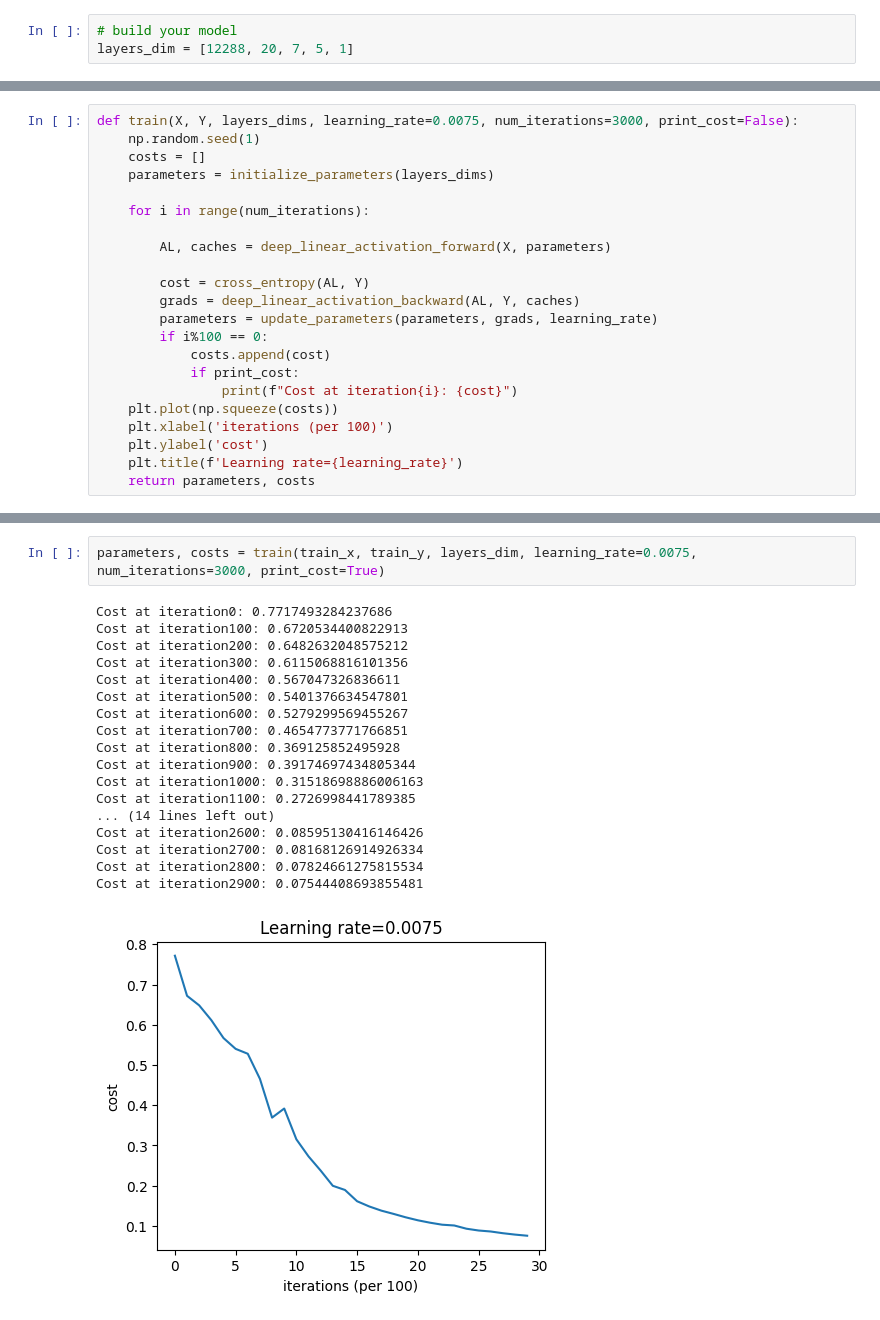
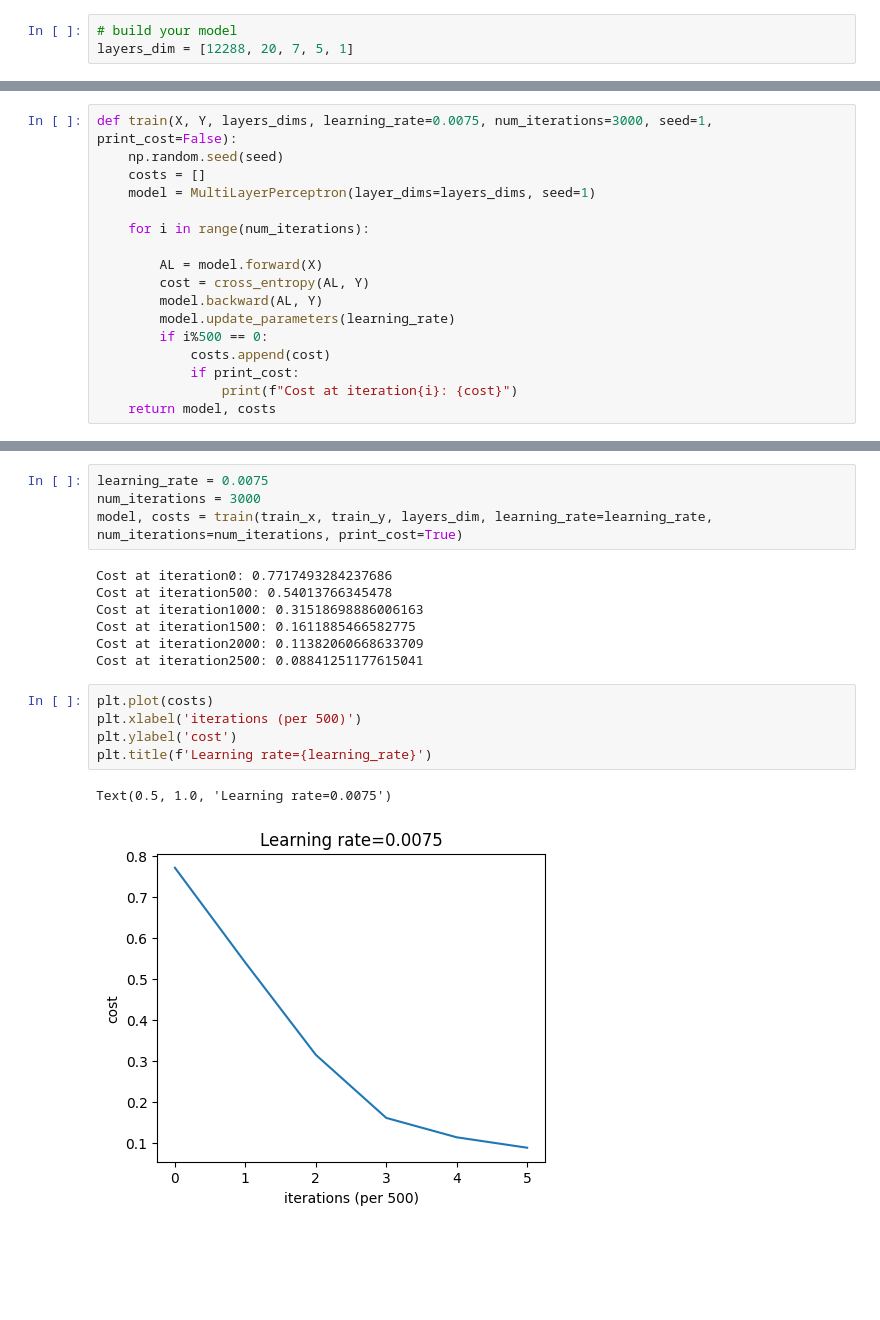
Before and after one commit to HJoonKwon/machine_learning_fundamentals, a Jupyter notebook: NeuralNetwork.ipynb, the cells around one changed output, grey strips where cells are left out. Saved outputs shown, nothing was run; the diff lists cells and outputs as text; blank space fills up the shorter version.

```diff
--- a/NeuralNetwork.ipynb
+++ b/NeuralNetwork.ipynb
@@ -102,22 +101,17 @@ def my_train(X, Y, layers_dims, learning_rate=0.0075, num_iterations=3000, print
 # %%
-def train(X, Y, layers_dims, learning_rate=0.0075, num_iterations=3000, print_cost=False):
-    np.random.seed(1)
+def train(X, Y, layers_dims, learning_rate=0.0075, num_iterations=3000, seed=1, print_cost=False):
+    np.random.seed(seed)
     costs = []
-    parameters = initialize_parameters(layers_dims)
+    model = MultiLayerPerceptron(layer_dims=layers_dims, seed=1)
 
     for i in range(num_iterations):
 
-        AL, caches = deep_linear_activation_forward(X, parameters)
-
+        AL = model.forward(X)
         cost = cross_entropy(AL, Y)
-        grads = deep_linear_activation_backward(AL, Y, caches)
-        parameters = update_parameters(parameters, grads, learning_rate)
-        if i%100 == 0:
+        model.backward(AL, Y)
+        model.update_parameters(learning_rate)
+        if i%500 == 0:
             costs.append(cost)
             if print_cost:
                 print(f"Cost at iteration{i}: {cost}")
-    plt.plot(np.squeeze(costs))
-    plt.xlabel('iterations (per 100)')
-    plt.ylabel('cost')
-    plt.title(f'Learning rate={learning_rate}')
-    return parameters, costs
+    return model, costs
@@ -145,21 +118,19 @@ parameters, costs = my_train(train_x, train_y, layers_dim, learning_rate=0.0075,
 # %%
-parameters, costs = train(train_x, train_y, layers_dim, learning_rate=0.0075, num_iterations=3000, print_cost=True)
+learning_rate = 0.0075
+num_iterations = 3000
+model, costs = train(train_x, train_y, layers_dim, learning_rate=learning_rate, num_iterations=num_iterations, print_cost=True)
 # %% [output]
 Cost at iteration0: 0.7717493284237686
-Cost at iteration100: 0.6720534400822913
-Cost at iteration200: 0.6482632048575212
-Cost at iteration300: 0.6115068816101356
-Cost at iteration400: 0.567047326836611
-Cost at iteration500: 0.5401376634547801
-Cost at iteration600: 0.5279299569455267
-Cost at iteration700: 0.4654773771766851
-Cost at iteration800: 0.369125852495928
-Cost at iteration900: 0.39174697434805344
+Cost at iteration500: 0.54013766345478
 Cost at iteration1000: 0.31518698886006163
-Cost at iteration1100: 0.2726998441789385
-... (14 lines left out)
-Cost at iteration2600: 0.08595130416146426
-Cost at iteration2700: 0.08168126914926334
-Cost at iteration2800: 0.07824661275815534
-Cost at iteration2900: 0.07544408693855481
+Cost at iteration1500: 0.1611885466582775
+Cost at iteration2000: 0.11382060668633709
+Cost at iteration2500: 0.08841251177615041
-[figure, removed]
+# %%
+plt.plot(costs)
+plt.xlabel('iterations (per 500)')
+plt.ylabel('cost')
+plt.title(f'Learning rate={learning_rate}')
+# %% [output]
+Text(0.5, 1.0, 'Learning rate=0.0075')
+[figure, added]
```
Also changed, not shown: parts of 11 cells of this notebook.
